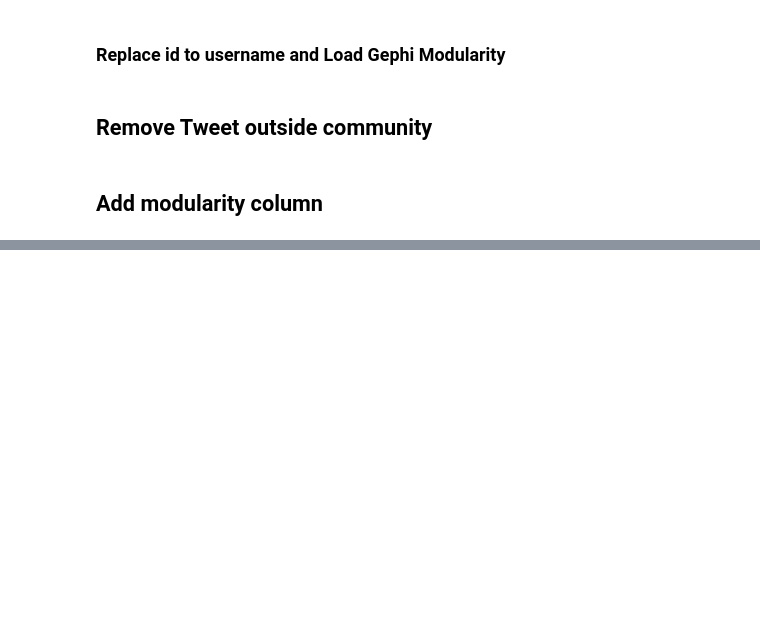
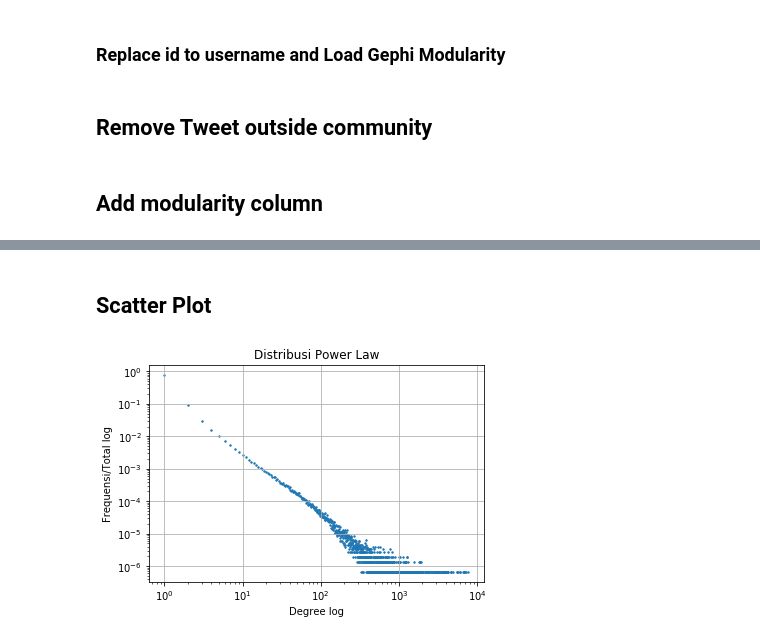
Before and after one commit to frmnaqil/twitter-network-analysis, a Jupyter notebook: 04_modularity/Modularity.ipynb, the cells around one changed output, grey strips where cells are left out. Drawn from its saved outputs; the diff is of its cells as text; code cells hidden in the pictures; blank space fills up the shorter version.

```diff
--- a/04_modularity/Modularity.ipynb
+++ b/04_modularity/Modularity.ipynb
@@ -74,0 +79,17 @@ plt.show()
+# %% [markdown]
+## Scatter Plot
+# %%
+plot = power_law.plot.scatter(#xlim=(-10,100),
+                x="indegree",
+                y="Power Law",
+                grid=True,
+                title="Distribusi Power Law",
+                loglog=True,
+                s=[2]
+                )
+plot.set_xlabel("Degree log")
+plot.set_ylabel("Frequensi/Total log")
+plt.show()
+# plt.savefig(os.path.join(os.pardir,os.pardir,"data/04_out/longtail_log"),dpi=300)
+# %% [output]
+[figure, added]
```
Also changed, not shown: parts of 8 cells of this notebook.
